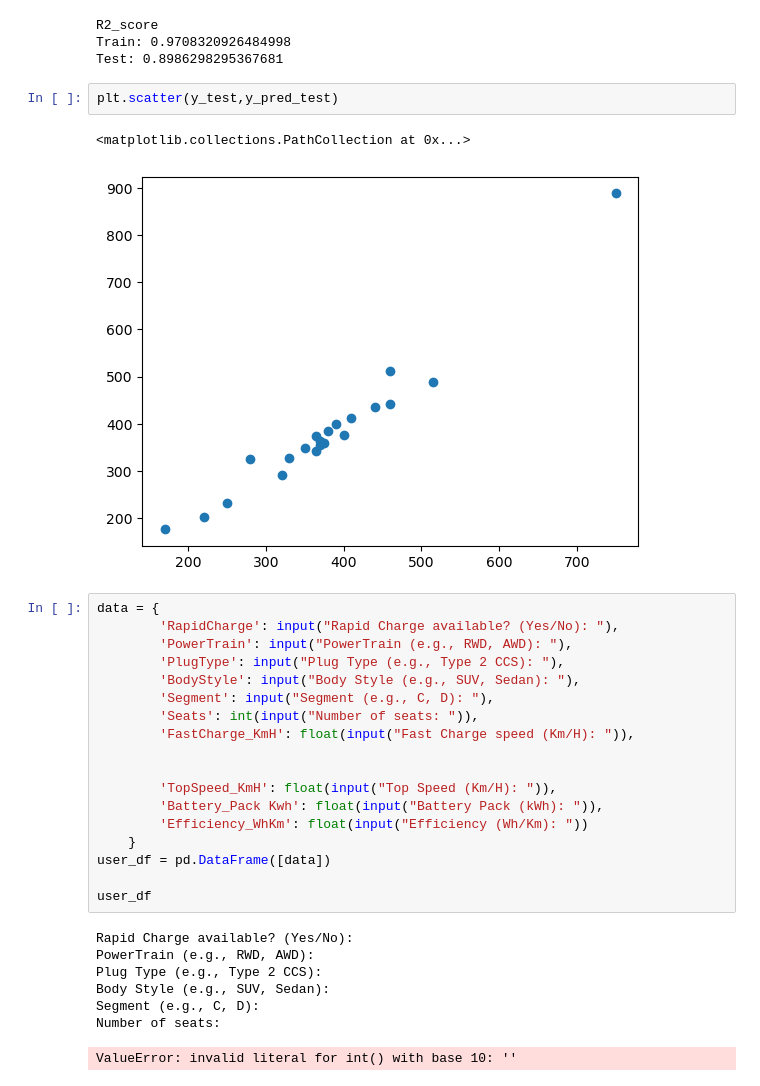
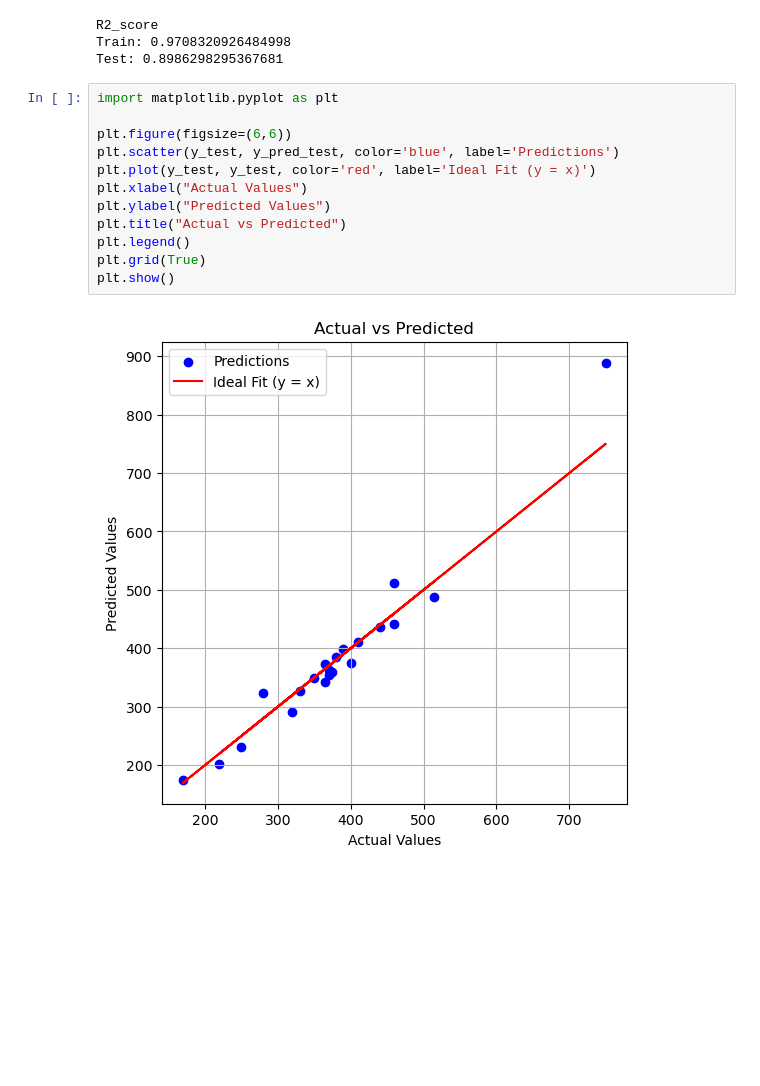
Before and after one commit to parvabarbhaya/EV_project, a Jupyter notebook: EV_model.ipynb, the cells around one changed output. Saved outputs shown, nothing was run; the diff lists cells and outputs as text; blank space fills up the shorter version.

```diff
--- a/EV_model.ipynb
+++ b/EV_model.ipynb
@@ -265,33 +373,16 @@ R2_score
 Train: 0.9708320926484998
 Test: 0.8986298295367681
 # %%
-plt.scatter(y_test,y_pred_test)
+import matplotlib.pyplot as plt
+
+plt.figure(figsize=(6,6))
+plt.scatter(y_test, y_pred_test, color='blue', label='Predictions')
+plt.plot(y_test, y_test, color='red', label='Ideal Fit (y = x)')
+plt.xlabel("Actual Values")
+plt.ylabel("Predicted Values")
+plt.title("Actual vs Predicted")
+plt.legend()
+plt.grid(True)
+plt.show()
 # %% [output]
-<matplotlib.collections.PathCollection at 0x...>
-[figure, old version]
+[figure, new version]
-# %%
-data = {
-        'RapidCharge': input("Rapid Charge available? (Yes/No): "),
-        'PowerTrain': input("PowerTrain (e.g., RWD, AWD): "),
-        'PlugType': input("Plug Type (e.g., Type 2 CCS): "),
-        'BodyStyle': input("Body Style (e.g., SUV, Sedan): "),
-        'Segment': input("Segment (e.g., C, D): "),
-        'Seats': int(input("Number of seats: ")),
-        'FastCharge_KmH': float(input("Fast Charge speed (Km/H): ")),
-
-
-        'TopSpeed_KmH': float(input("Top Speed (Km/H): ")),
-        'Battery_Pack Kwh': float(input("Battery Pack (kWh): ")),
-        'Efficiency_WhKm': float(input("Efficiency (Wh/Km): "))
-    }
-user_df = pd.DataFrame([data])
-
-user_df
-# %% [output]
-Rapid Charge available? (Yes/No):
-PowerTrain (e.g., RWD, AWD):
-Plug Type (e.g., Type 2 CCS):
-Body Style (e.g., SUV, Sedan):
-Segment (e.g., C, D):
-Number of seats:
-ValueError: invalid literal for int() with base 10: ''
```
Also changed, not shown: parts of 30 cells of this notebook.
